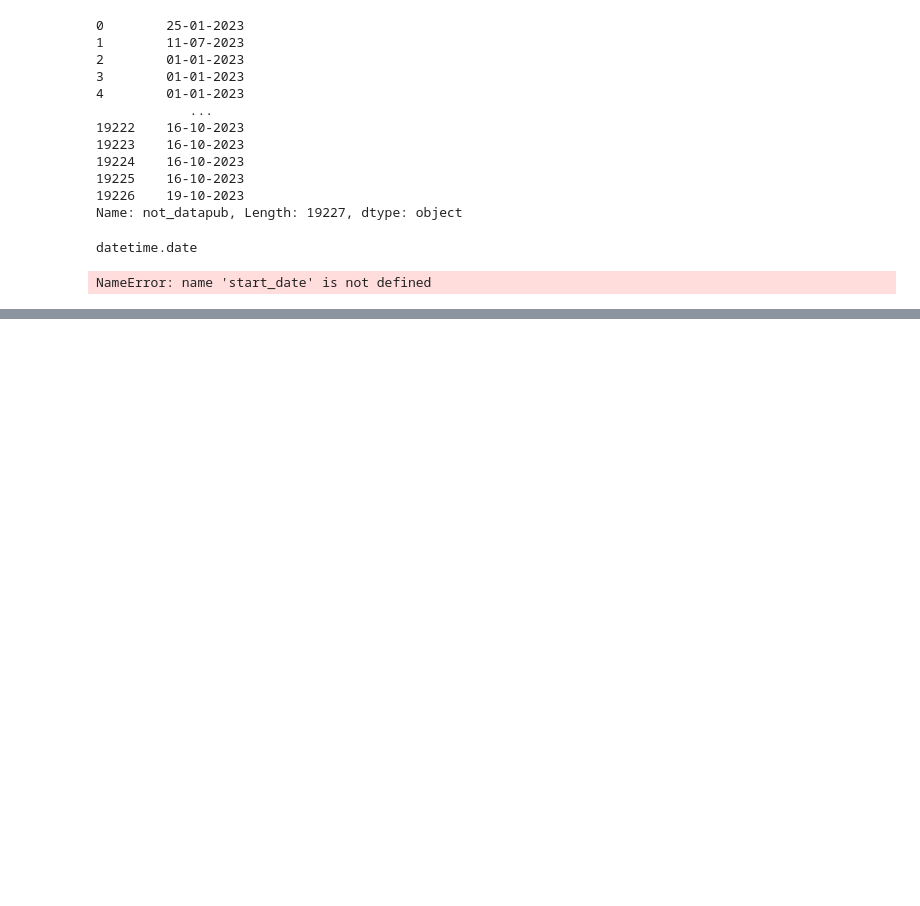
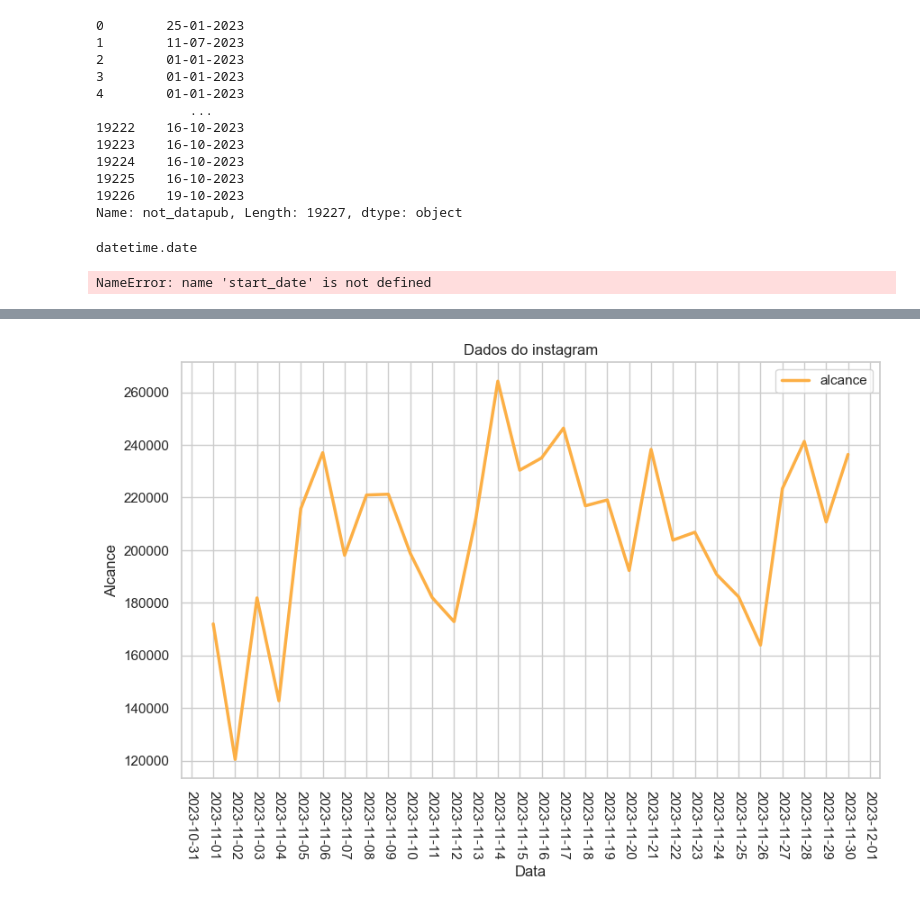
Before and after one commit to alisson002/Dashboard-TN, a Jupyter notebook: graficosPython.ipynb, the cells around one changed output, grey strips where cells are left out. Cells and saved outputs as stored; diff of their text form; code cells hidden in the pictures; blank space fills up the shorter version.

Commit message:
gráficos de seguidores, alcance e visitas fb e ig

```diff
--- a/graficosPython.ipynb
+++ b/graficosPython.ipynb
@@ -762,0 +785,41 @@ df_editorias_impresso_filtrado['data']
+# %%
+import pandas as pd
+import seaborn as sns
+import matplotlib.pyplot as plt
+import matplotlib.dates as mdates
+
+# Supondo que você já tenha o DataFrame social_media_data
+social_media_data = pd.read_csv('ig.csv')
+
+social_media_data['Data'] = pd.to_datetime(social_media_data['Data'])
+
+# Configurando o tema do Seaborn
+sns.set_theme(style="whitegrid")
+
+# Criando o gráfico de linhas
+plt.figure(figsize=(10, 6))  # Definindo o tamanho da figura
+
+# Definindo a paleta de cores desejada
+cores = ["#833AB4", "#E1306C", "#FCAF45"]
+
+# Plotando o gráfico de linhas
+# sns.lineplot(x="Data", y="Seguidores", data=social_media_data, label="seguidores", linewidth=2.5, color=cores[0])
+# sns.lineplot(x="Data", y="Seguidores do Instagram", data=social_media_data, label="visitas", linewidth=2.5, color=cores[1])
+sns.lineplot(x="Data", y="Alcance do Instagram", data=social_media_data, label="alcance", linewidth=2.5, color=cores[2])
+
+# Ajustando o intervalo entre as datas no eixo x
+plt.gca().xaxis.set_major_locator(mdates.DayLocator(interval=1))  # Intervalo de 1 dia
+
+plt.xticks(rotation=-90)
+
+# Adicionando rótulos e título ao gráfico
+plt.xlabel("Data")
+plt.ylabel("Alcance")
+plt.title("Dados do instagram")
+
+plt.legend()
+
+# Exibindo o gráfico
+plt.show()
+# %% [output]
+[figure, added]
```
Also changed, not shown: parts of 1 cell of this notebook, 1 other file.
